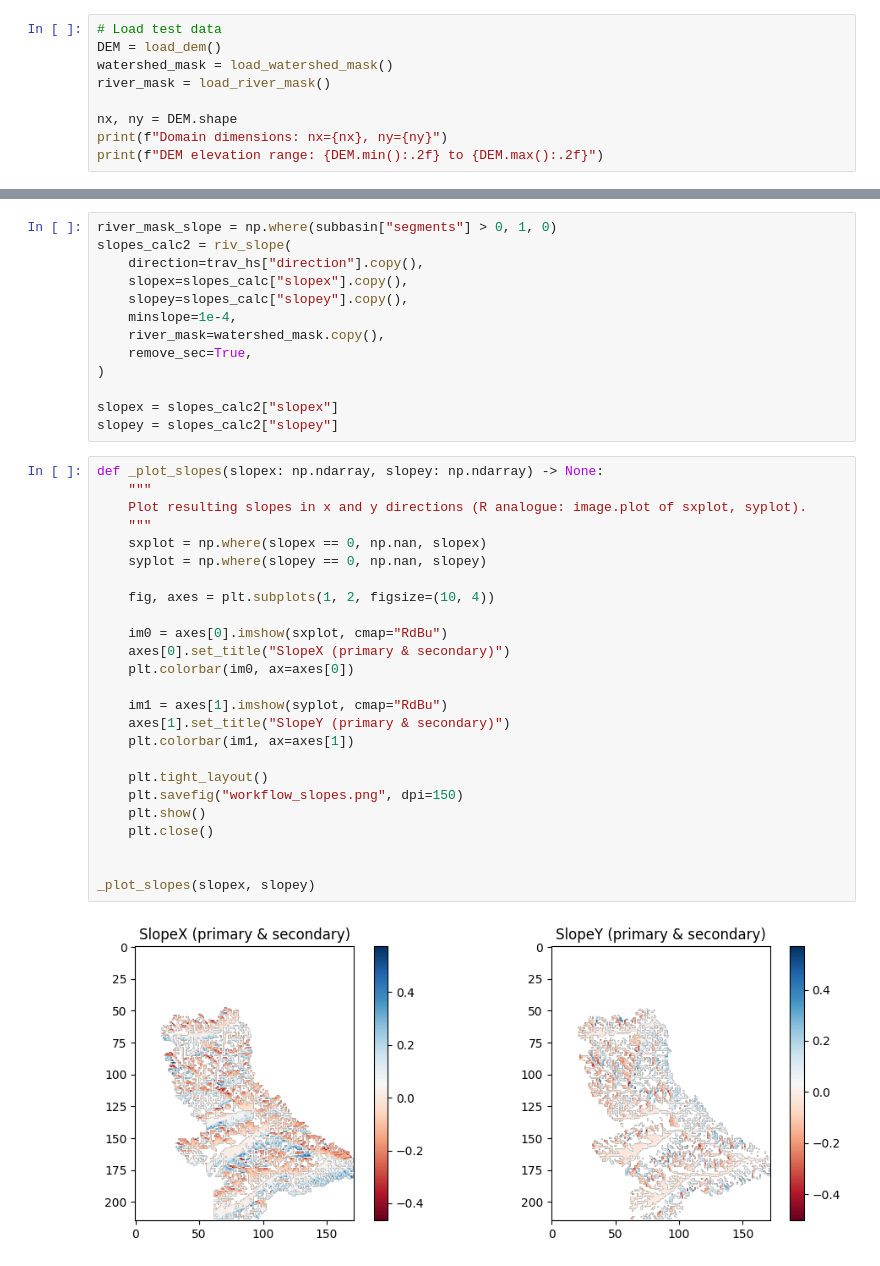
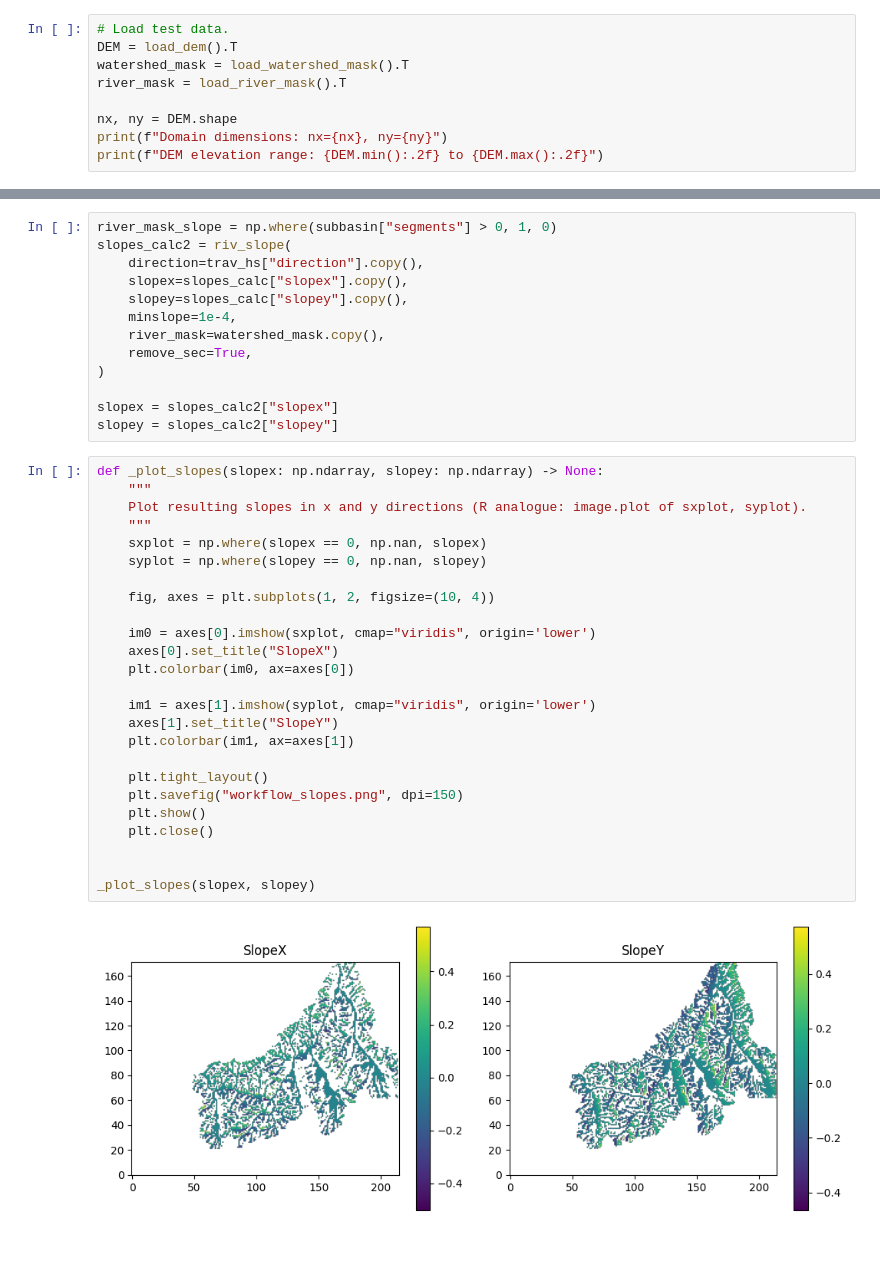
Before and after one commit to hydroframe/priority_flow, a Jupyter notebook: docs/notebooks/Workflow_Example_Notebook.ipynb, the cells around one changed output, grey strips where cells are left out. Cells and saved outputs as stored; diff of their text form.

```diff
--- a/docs/notebooks/Workflow_Example_Notebook.ipynb
+++ b/docs/notebooks/Workflow_Example_Notebook.ipynb
@@ -39,10 +36,10 @@ Three inputs for domain processing:
 NOTE: The only required input is a DEM; the other two are optional depending
 on how you would like to process things.
 # %%
-# Load test data
-DEM = load_dem()
-watershed_mask = load_watershed_mask()
-river_mask = load_river_mask()
+# Load test data.
+DEM = load_dem().T
+watershed_mask = load_watershed_mask().T
+river_mask = load_river_mask().T
 
 nx, ny = DEM.shape
 print(f"Domain dimensions: nx={nx}, ny={ny}")
@@ -483,28 +473,28 @@ slopey = slopes_calc2["slopey"]
 # %%
 def _plot_slopes(slopex: np.ndarray, slopey: np.ndarray) -> None:
     """
     Plot resulting slopes in x and y directions (R analogue: image.plot of sxplot, syplot).
     """
     sxplot = np.where(slopex == 0, np.nan, slopex)
     syplot = np.where(slopey == 0, np.nan, slopey)
 
     fig, axes = plt.subplots(1, 2, figsize=(10, 4))
 
-    im0 = axes[0].imshow(sxplot, cmap="RdBu")
-    axes[0].set_title("SlopeX (primary & secondary)")
+    im0 = axes[0].imshow(sxplot, cmap="viridis", origin='lower')
+    axes[0].set_title("SlopeX")
     plt.colorbar(im0, ax=axes[0])
 
-    im1 = axes[1].imshow(syplot, cmap="RdBu")
-    axes[1].set_title("SlopeY (primary & secondary)")
+    im1 = axes[1].imshow(syplot, cmap="viridis", origin='lower')
+    axes[1].set_title("SlopeY")
     plt.colorbar(im1, ax=axes[1])
 
     plt.tight_layout()
     plt.savefig("workflow_slopes.png", dpi=150)
     plt.show()
     plt.close()
 
 
 _plot_slopes(slopex, slopey)
 # %% [output]
-[figure, old version]
+[figure, new version]
 # %% [markdown]
```
Also changed, not shown: parts of 21 cells of this notebook.
